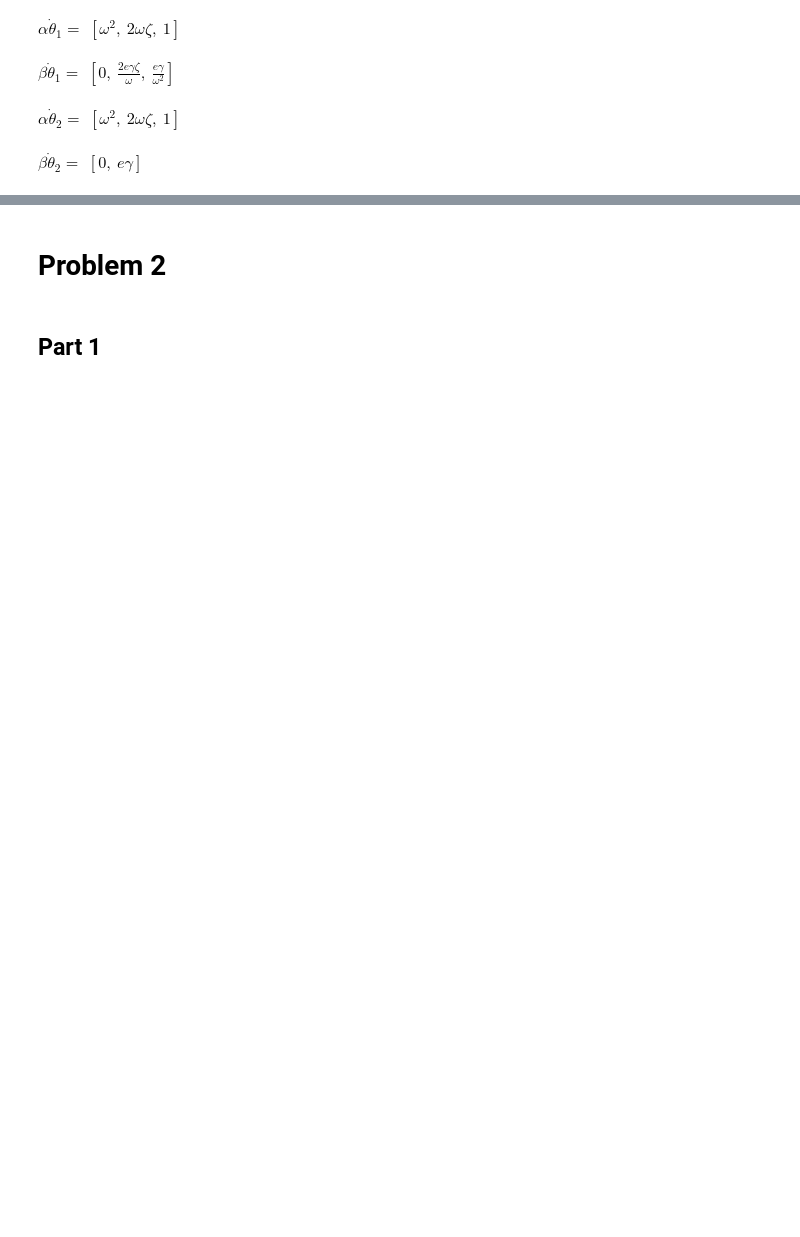
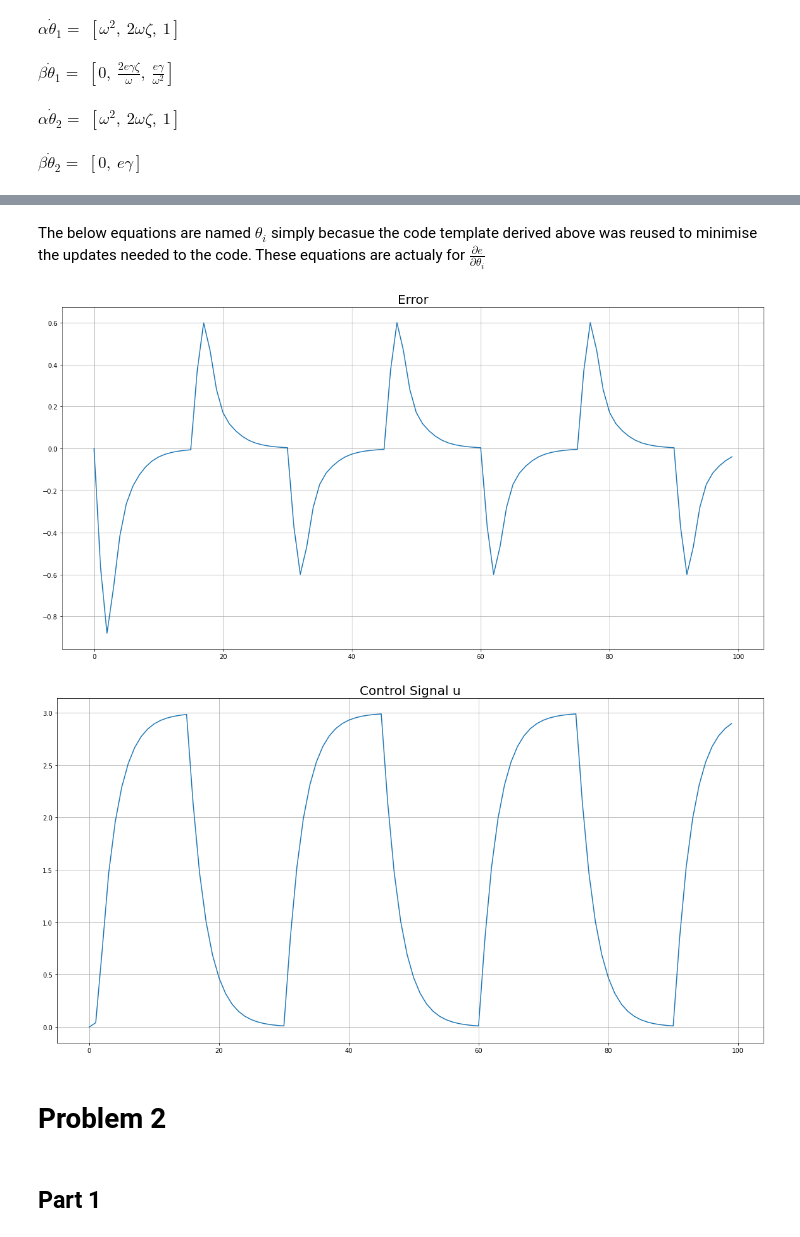
Before and after one commit to cplan082-tech/Adaptive_Control, a Jupyter notebook: assignments/A3/Plante_Clive_hw3.ipynb, the cells around one changed output, grey strips where cells are left out. Cells and saved outputs as stored; diff of their text form; code cells hidden in the pictures; blank space fills up the shorter version.

```diff
--- a/assignments/A3/Plante_Clive_hw3.ipynb
+++ b/assignments/A3/Plante_Clive_hw3.ipynb
@@ -670,0 +261,2 @@ def ode_solver(y0, t, a, b, omega, zeta, gamma):
+# %% [markdown]
+The below equations are named $\theta_i$ simply becasue the code template derived above was reused to minimise the updates needed to the code. These equations are actualy for  $\frac{\partial e}{\partial \theta_i}$
@@ -671,3 +311,42 @@ def ode_solver(y0, t, a, b, omega, zeta, gamma):
+# %%
+T_val = 0.1
+sample_depth = int(10/T_val) # 1000 samples totalling 100 seconds (since sample time T is 0.1 secons)
+sample_range = range(sample_depth)
+starting_samples = 3
+
+alpha_val = 1
+gamma_val = 5
+omega_val = 1.5
+zeta_val = 0.6
+a_val = 3
+b_val = 1
+
+# calculation of input signal
+t = [i for i in sample_range]
+u_c = np.ones(sample_depth)
+u_c[np.where([m.sin(t[i]*m.pi*T_val/15)<=0 for i in sample_range])] = 0
+
+y0 = [0]*13
+
+ode_res = odeint(ode_solver, y0, t, args=(a_val, b_val,
+                                          omega_val,
+                                          zeta_val,
+                                          gamma_val,
+                                          alpha_val))
+
+
+plt.title("Error", fontsize=20)
+plt.plot(t, ode_res[:,2] - ode_res[:,0])
+plt.grid()
+plt.show()
+
+plt.title("Control Signal u", fontsize=20)
+plt.plot(t, ode_res[:,12])
+plt.grid()
+plt.show()
+# %% [output]
+[figure, added]
+[figure, added]
 # %% [markdown]
 # Problem 2
 # %% [markdown]
```
Also changed, not shown: parts of 47 cells of this notebook.
